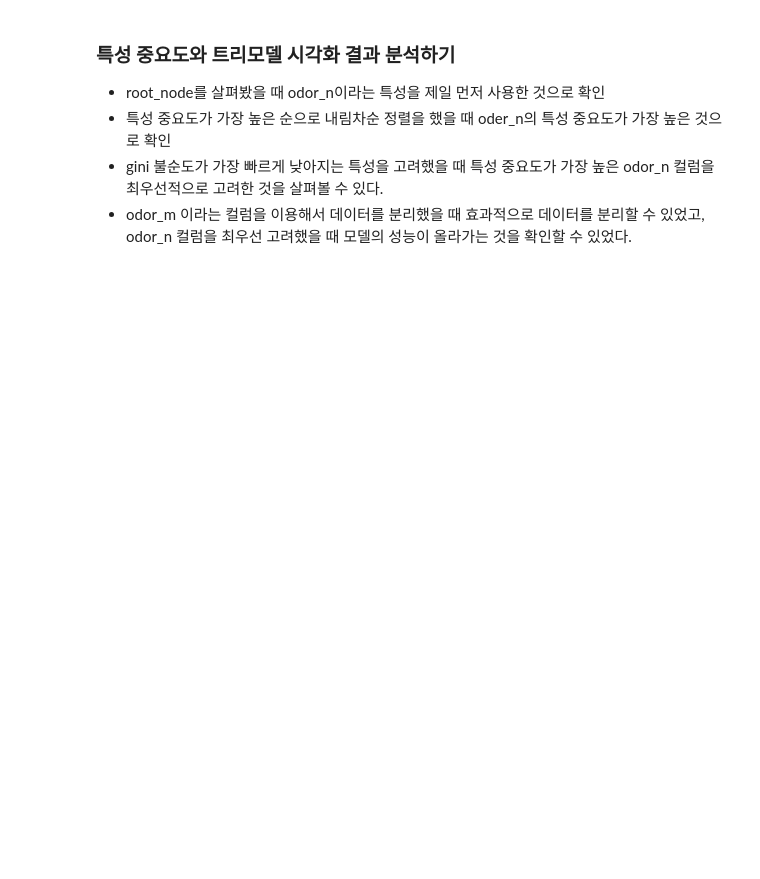
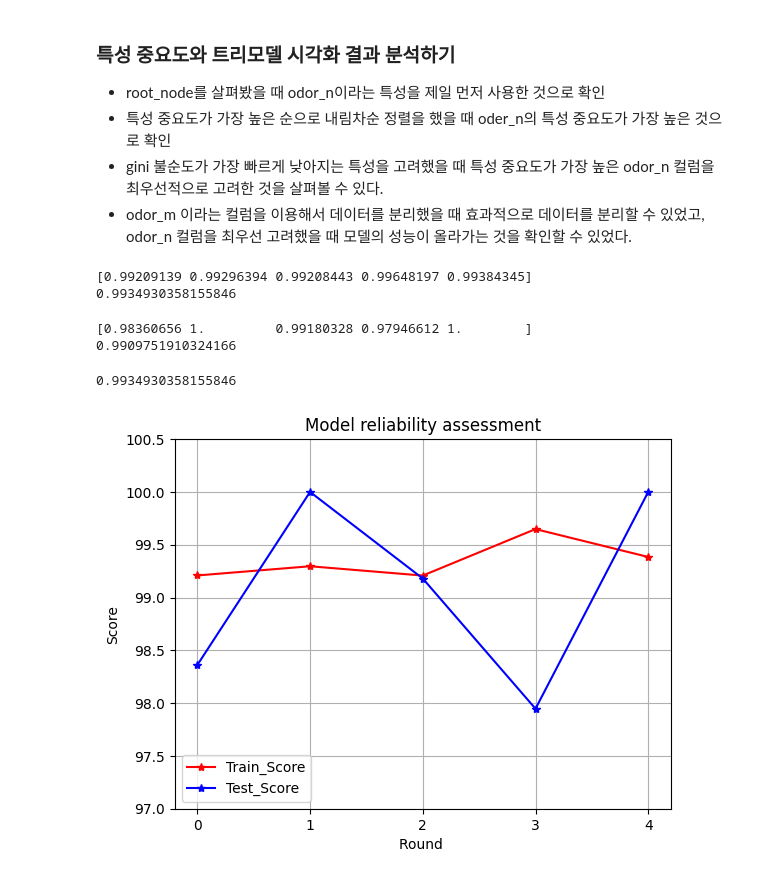
Before and after one commit to Git-Jeong/Machine_Learning, a Jupyter notebook: study/ex_03_mushroom.ipynb, the cells around one changed output. Cells and saved outputs as stored; diff of their text form; code cells hidden in the pictures; blank space fills up the shorter version.

Commit message:
Update ex_03_mushroom.ipynb
plt.show()

```diff
--- a/study/ex_03_mushroom.ipynb
+++ b/study/ex_03_mushroom.ipynb
@@ -261,0 +265,50 @@ df
+# %%
+cv_num = 5
+# %%
+rs_train = cross_val_score(tree_2, X_train, y_train, cv = cv_num)
+print(rs_train)
+print(rs_train.mean())
+# %% [output]
+[0.99209139 0.99296394 0.99208443 0.99648197 0.99384345]
+0.9934930358155846
+# %%
+rs_test = cross_val_score(tree_2, X_test, y_test, cv = cv_num)
+print(rs_test)
+print(rs_test.mean())
+# %% [output]
+[0.98360656 1.         0.99180328 0.97946612 1.        ]
+0.9909751910324166
+# %%
+print(f'{rs_train.mean()}')
+# %% [output]
+0.9934930358155846
+# %%
+print_rs_train = []
+print_rs_test = []
+
+for i in range(len(rs_train)) :
+    temp = round(rs_train[i], 5) * 100
+    print_rs_train.append(temp)
+
+
+for i in range(len(rs_test)) :
+    temp = round(rs_test[i], 5) * 100
+    print_rs_test.append(temp)
+
+plt.plot(print_rs_train, color='red', marker='*')
+plt.plot(print_rs_test, color='blue', marker='*')
+
+plt.title('Model reliability assessment')
+plt.xlabel('Round ')
+plt.ylabel('Score')
+plt.grid()
+plt.xticks(range(0, len(print_rs_train), 1))
+
+plt.ylim(97, 100.5)
+
+plt.legend(['Train_Score', 'Test_Score'])
+
+# 그래프 표시
+plt.show()
+# %% [output]
+[figure, added]
```
Also changed, not shown: parts of 2 cells of this notebook.
